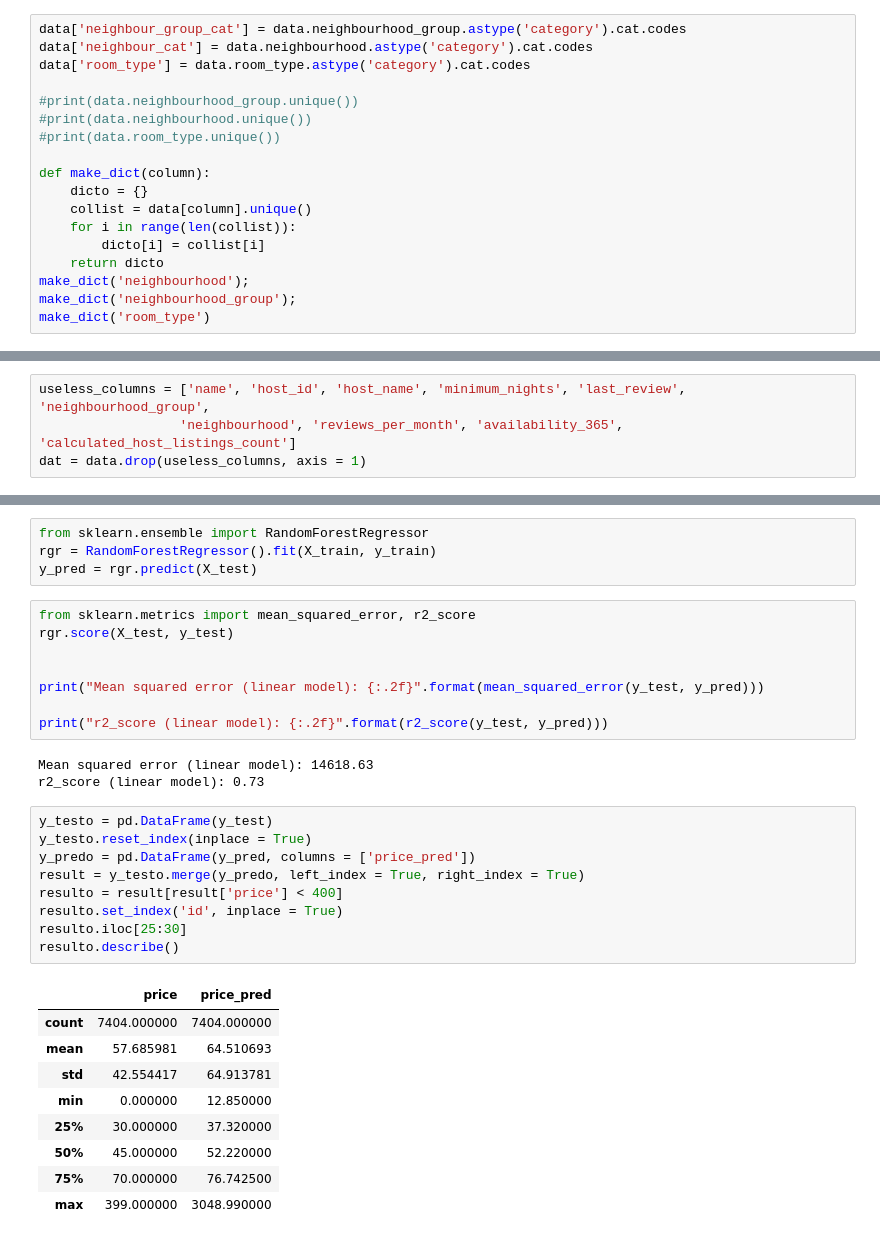
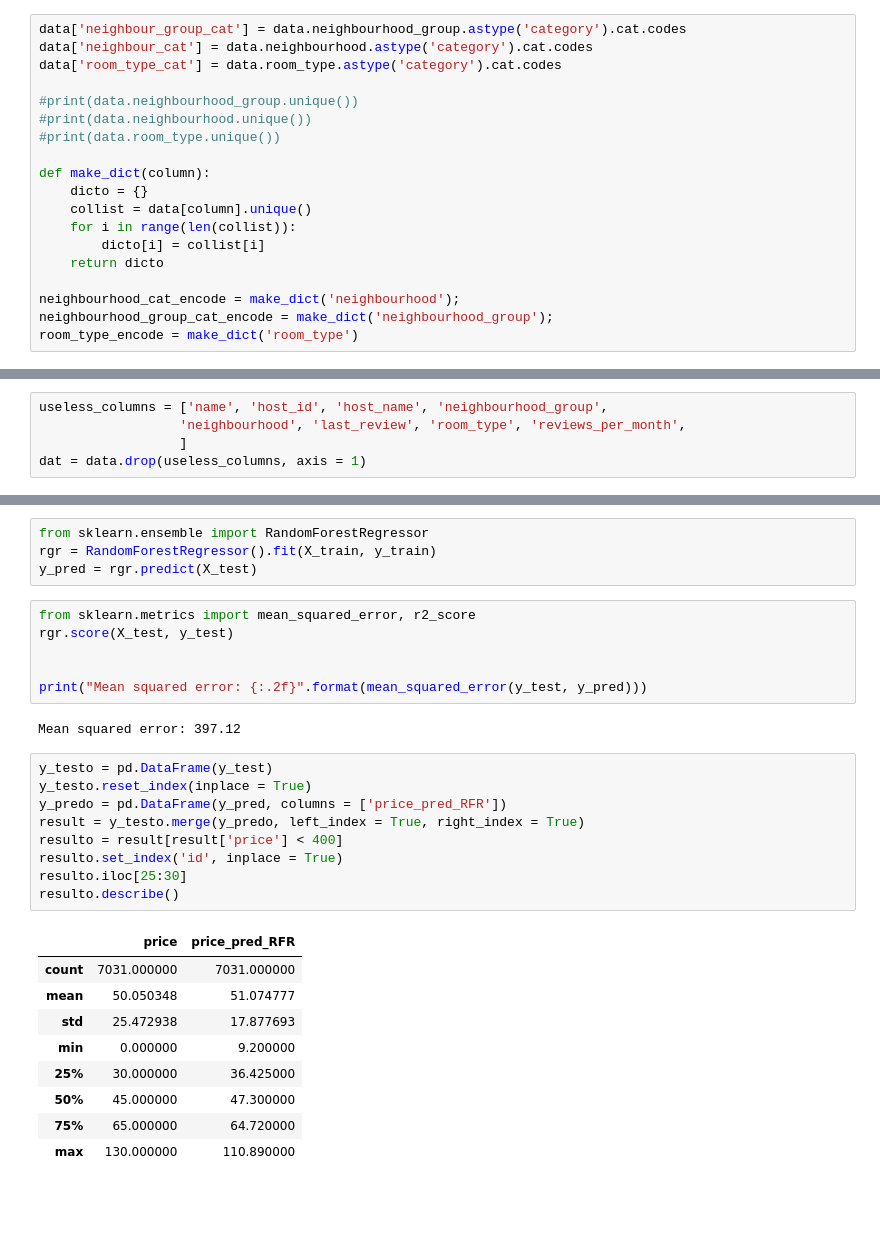
Before and after one commit to AnatoliyPastukhov/BerlinAirbnb, a Jupyter notebook: Berlin Aribnb.ipynb, the cells around one changed output, grey strips where cells are left out. Drawn from its saved outputs; the diff is of its cells as text; blank space fills up the shorter version.

```diff
--- a/Berlin Aribnb.ipynb
+++ b/Berlin Aribnb.ipynb
@@ -26,7 +32,7 @@ data.shape
 # %%
 data['neighbour_group_cat'] = data.neighbourhood_group.astype('category').cat.codes
 data['neighbour_cat'] = data.neighbourhood.astype('category').cat.codes
-data['room_type'] = data.room_type.astype('category').cat.codes
+data['room_type_cat'] = data.room_type.astype('category').cat.codes
 
 #print(data.neighbourhood_group.unique())
 #print(data.neighbourhood.unique())
@@ -38,6 +44,7 @@ def make_dict(column):
     for i in range(len(collist)):
         dicto[i] = collist[i]
     return dicto
-make_dict('neighbourhood');
-make_dict('neighbourhood_group');
-make_dict('room_type')
+
+neighbourhood_cat_encode = make_dict('neighbourhood');
+neighbourhood_group_cat_encode = make_dict('neighbourhood_group');
+room_type_encode = make_dict('room_type')
@@ -46,6 +128,7 @@ make_dict('room_type')
 # %%
-useless_columns = ['name', 'host_id', 'host_name', 'minimum_nights', 'last_review', 'neighbourhood_group',
-                  'neighbourhood', 'reviews_per_month', 'availability_365', 'calculated_host_listings_count']
+useless_columns = ['name', 'host_id', 'host_name', 'neighbourhood_group',
+                  'neighbourhood', 'last_review', 'room_type', 'reviews_per_month',
+                  ]
 dat = data.drop(useless_columns, axis = 1)
 # %%
 dat.set_index('id', inplace = True)
@@ -82,28 +183,25 @@ from sklearn.metrics import mean_squared_error, r2_score
 rgr.score(X_test, y_test)
 
 
-print("Mean squared error (linear model): {:.2f}".format(mean_squared_error(y_test, y_pred)))
-
-print("r2_score (linear model): {:.2f}".format(r2_score(y_test, y_pred)))
+print("Mean squared error: {:.2f}".format(mean_squared_error(y_test, y_pred)))
 # %% [output]
-Mean squared error (linear model): 14618.63
-r2_score (linear model): 0.73
+Mean squared error: 397.12
 # %%
 y_testo = pd.DataFrame(y_test)
 y_testo.reset_index(inplace = True)
-y_predo = pd.DataFrame(y_pred, columns = ['price_pred'])
+y_predo = pd.DataFrame(y_pred, columns = ['price_pred_RFR'])
 result = y_testo.merge(y_predo, left_index = True, right_index = True)
 resulto = result[result['price'] < 400]
 resulto.set_index('id', inplace = True)
 resulto.iloc[25:30]
 resulto.describe()
 # %% [output]
-|  | price | price_pred |
-| count | 7404.000000 | 7404.000000 |
-| mean | 57.685981 | 64.510693 |
-| std | 42.554417 | 64.913781 |
-| min | 0.000000 | 12.850000 |
-| 25% | 30.000000 | 37.320000 |
-| 50% | 45.000000 | 52.220000 |
-| 75% | 70.000000 | 76.742500 |
-| max | 399.000000 | 3048.990000 |
+|  | price | price_pred_RFR |
+| count | 7031.000000 | 7031.000000 |
+| mean | 50.050348 | 51.074777 |
+| std | 25.472938 | 17.877693 |
+| min | 0.000000 | 9.200000 |
+| 25% | 30.000000 | 36.425000 |
+| 50% | 45.000000 | 47.300000 |
+| 75% | 65.000000 | 64.720000 |
+| max | 130.000000 | 110.890000 |
```
Also changed, not shown: parts of 37 cells of this notebook.
